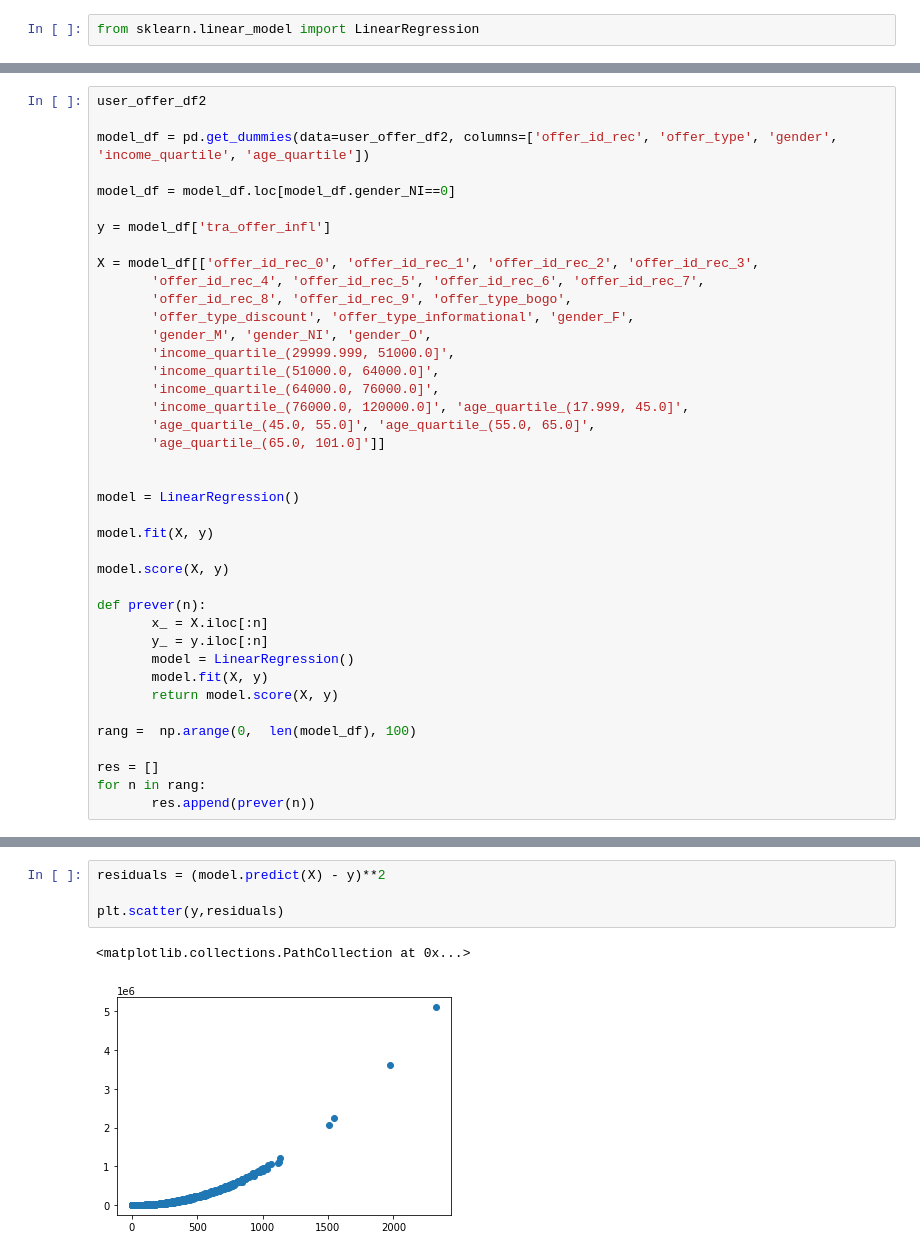
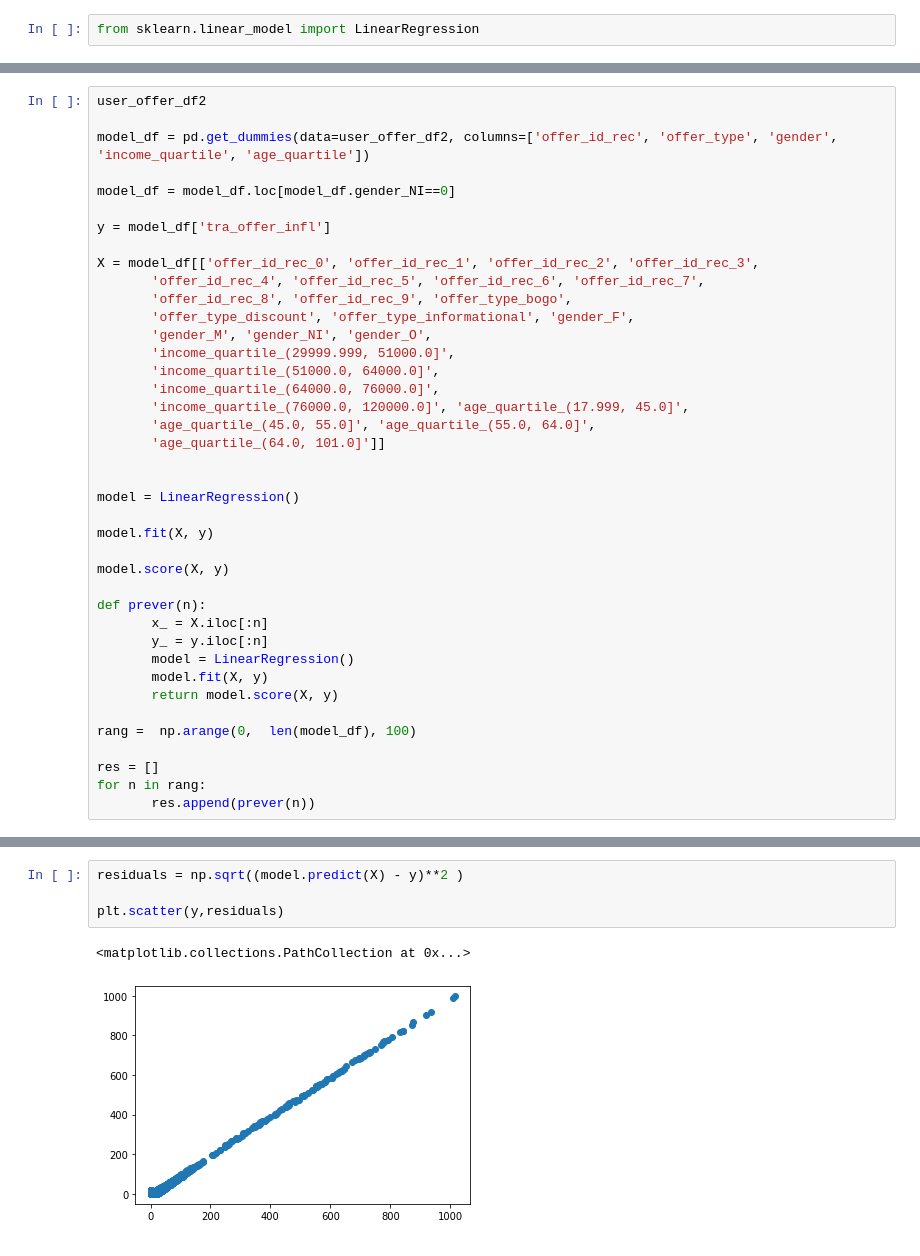
Before and after one commit to IsmaelMiranda11/capstone_project_offer_starbucks, a Jupyter notebook: Data Modeling.ipynb, the cells around one changed output, grey strips where cells are left out. Saved outputs shown, nothing was run; the diff lists cells and outputs as text.

```diff
--- a/Data Modeling.ipynb
+++ b/Data Modeling.ipynb
@@ -276,8 +276,8 @@ X = model_df[['offer_id_rec_0', 'offer_id_rec_1', 'offer_id_rec_2', 'offer_id_re
        'income_quartile_(51000.0, 64000.0]',
        'income_quartile_(64000.0, 76000.0]',
        'income_quartile_(76000.0, 120000.0]', 'age_quartile_(17.999, 45.0]',
-       'age_quartile_(45.0, 55.0]', 'age_quartile_(55.0, 65.0]',
-       'age_quartile_(65.0, 101.0]']]
+       'age_quartile_(45.0, 55.0]', 'age_quartile_(55.0, 64.0]',
+       'age_quartile_(64.0, 101.0]']]
 
 
 model = LinearRegression()
@@ -306,7 +306,7 @@ plt.plot(rang, res)
 # %%
-residuals = (model.predict(X) - y)**2
+residuals = np.sqrt((model.predict(X) - y)**2 )
 
 plt.scatter(y,residuals)
 # %% [output]
 <matplotlib.collections.PathCollection at 0x...>
-[figure, old version]
+[figure, new version]
```
Also changed, not shown: parts of 6 cells of this notebook, 5 other files.
